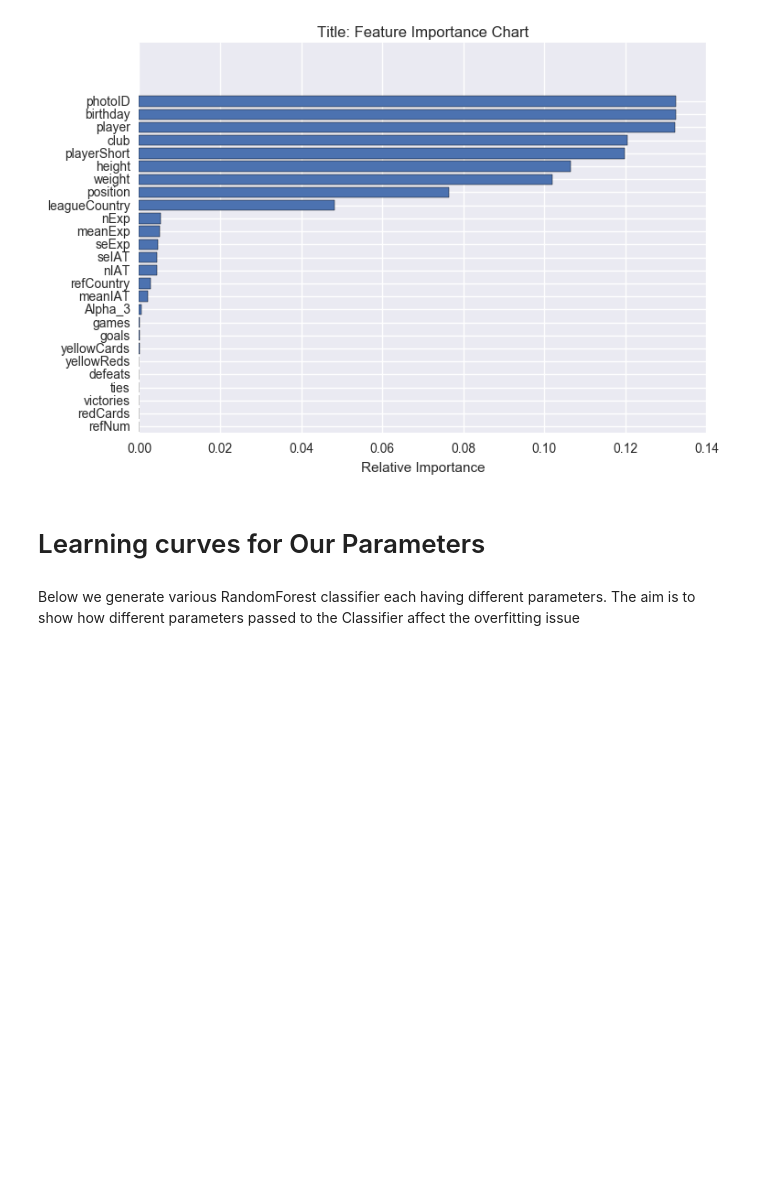
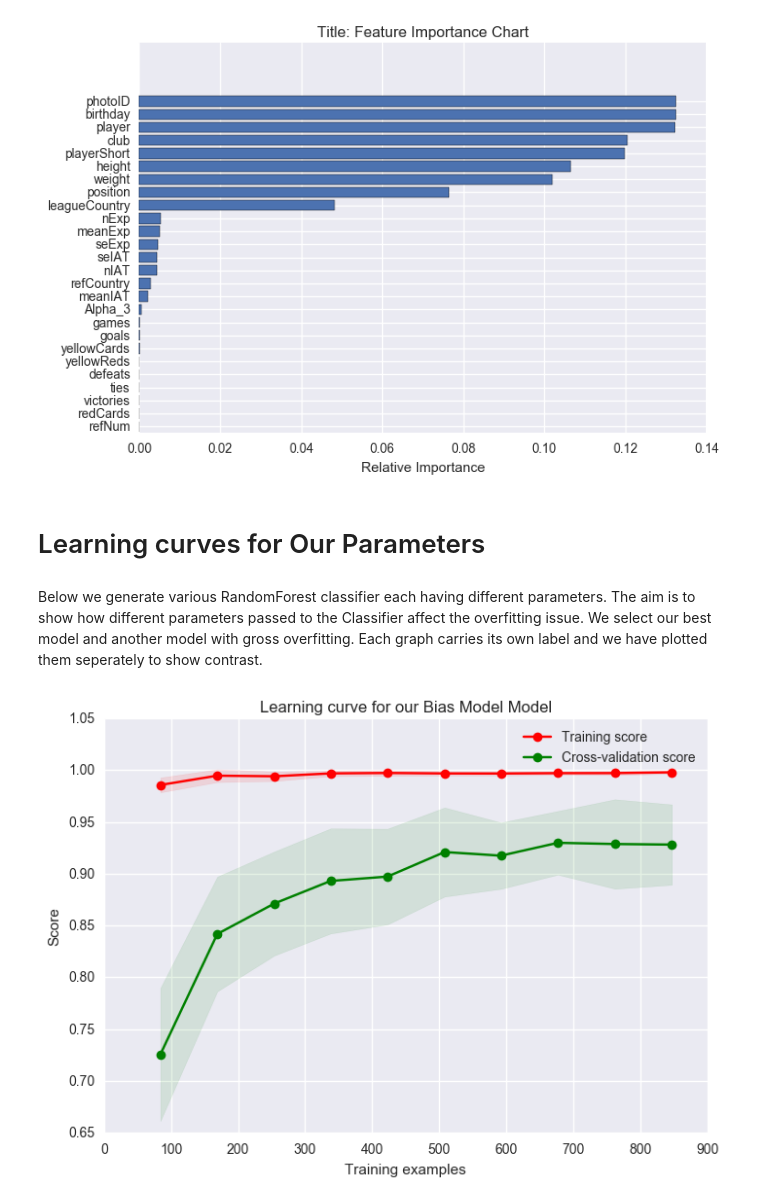
Before and after one commit to ThomVett/Homework, a Jupyter notebook: HomeWork_4/Homework 04. (Applied Machine Learning).ipynb, the cells around one changed output. Cells and saved outputs as stored; diff of their text form; code cells hidden in the pictures; blank space fills up the shorter version.

Commit message:
Exercise1 almost completed. Bonus Question answered
Remains to remove features and run Random forest

```diff
--- a/HomeWork_4/Homework 04. (Applied Machine Learning).ipynb
+++ b/HomeWork_4/Homework 04. (Applied Machine Learning).ipynb
@@ -418,4 +418,42 @@ plt.show()
 # %% [markdown]
 # Learning curves for Our Parameters
 # %% [markdown]
-Below we  generate various RandomForest classifier each having different parameters. The aim is to show how different parameters passed to the Classifier affect the overfitting issue
+Below we  generate various RandomForest classifier each having different parameters. The aim is to show how different parameters passed to the Classifier affect the overfitting issue. We select our best model and another model with gross overfitting. Each graph carries its own label and we have plotted them seperately to show contrast.
+# %%
+from sklearn.learning_curve import learning_curve
+BestRankValidationScore=RandomForestClassifier(min_samples_leaf= 1, min_samples_split= 1, max_leaf_nodes=14,
+                                               max_features= 2, max_depth=None,
+                                         bootstrap= False, criterion = 'entropy')
+train_best_sizes, train_best_scores, valid_best_scores = learning_curve(
+BestRankValidationScore, X_train, y_train, train_sizes=np.linspace(0.1, 1.0, 15), cv=20)
+# %%
+ForestClassifierWithBias = RandomForestClassifier(n_estimators=400,random_state=400,min_samples_split=2)
+
+train_sizes, train_scores, valid_scores = learning_curve(
+BestRankValidationScore, X_train, y_train, train_sizes=np.linspace(0.1, 1.0, 30), cv=20)
+# %%
+fig = plt.figure()
+plt.title("Learning curve for our Bias Model Model")
+plt.xlabel("Training examples")
+plt.ylabel("Score")
+
+train_scores_mean = np.mean(train_scores, axis=1)
+train_scores_std = np.std(train_scores, axis=1)
+valid_scores_mean = np.mean(valid_scores, axis=1)
+valid_scores_std = np.std(valid_scores, axis=1)
+#plt.grid()
+plt.fill_between(train_sizes, train_scores_mean - train_scores_std,
+                train_scores_mean + train_scores_std, alpha=0.1,
+                     color="r")
+plt.fill_between(train_sizes, valid_scores_mean - valid_scores_std,
+                     valid_scores_mean + valid_scores_std, alpha=0.1, color="g")
+plt.plot(train_sizes, train_scores_mean, 'o-', color="r",
+             label="Training score")
+plt.plot(train_sizes, valid_scores_mean, 'o-', color="g",
+             label="Cross-validation score")
+
+plt.legend(loc="best")
+
+plt.show()
+# %% [output]
+[figure, added]
```
Also changed, not shown: parts of 11 cells of this notebook.
